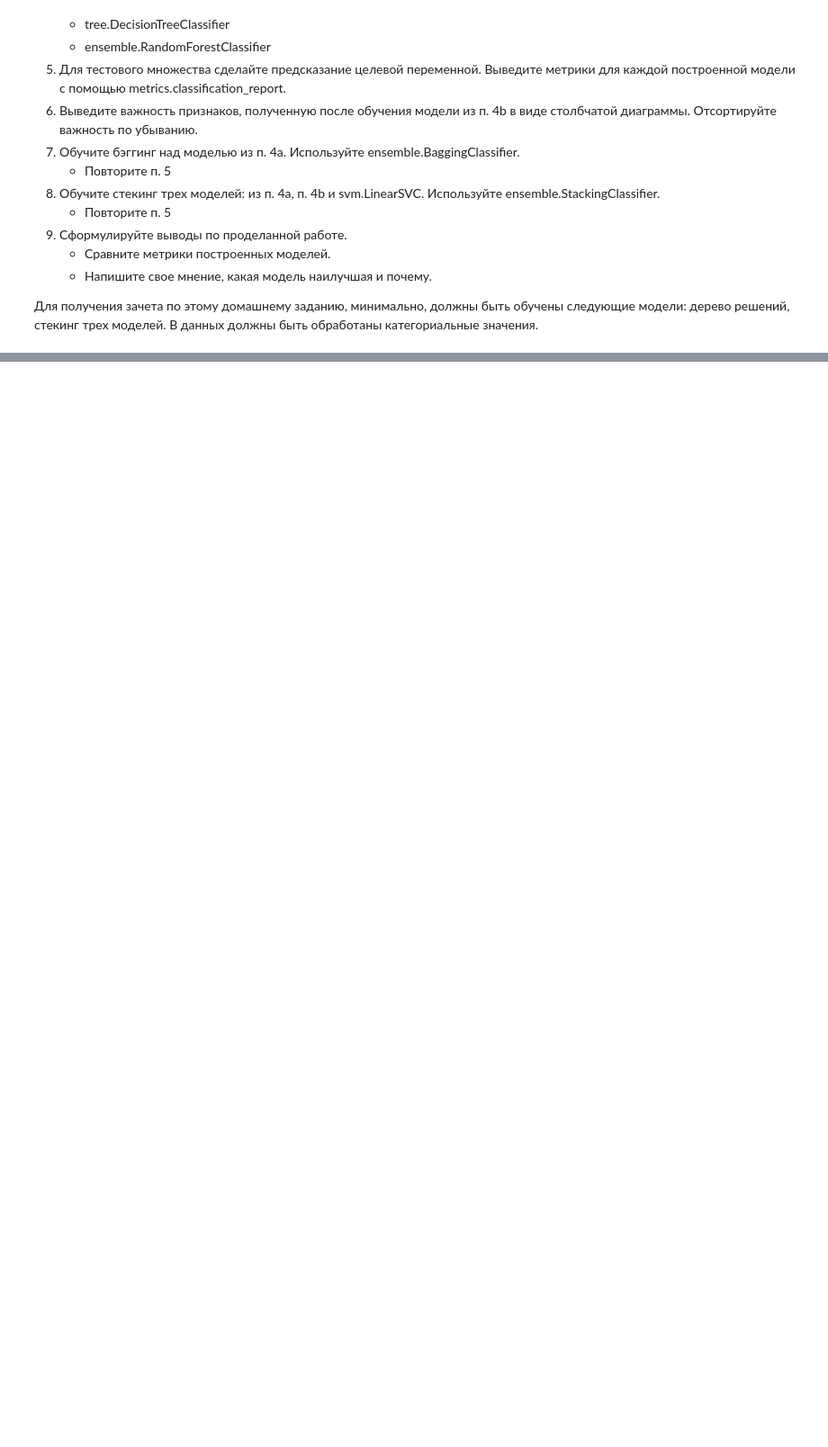
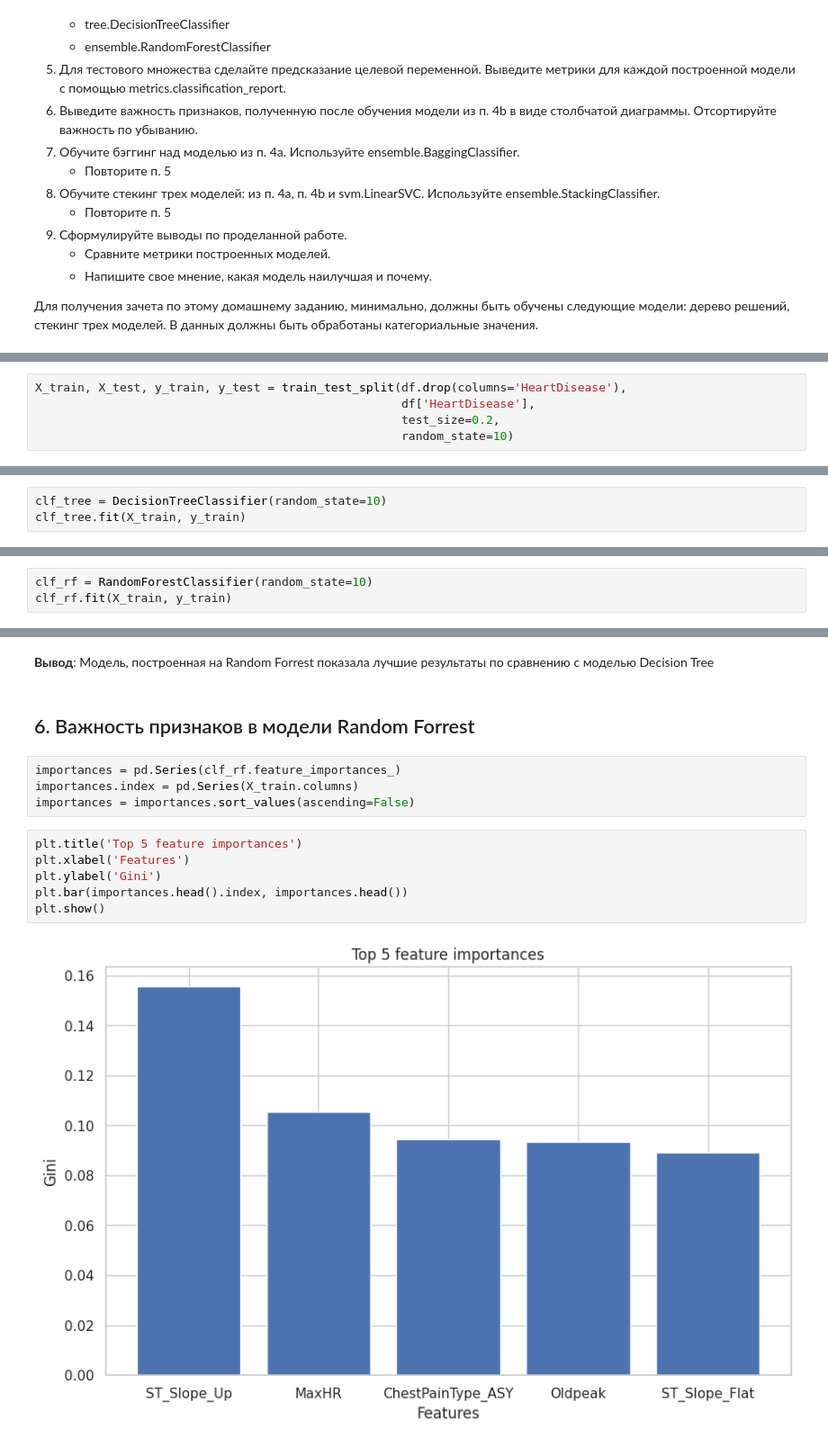
Before and after one commit to BalshowAndrew/ml_studying, a Jupyter notebook: aml/01_feml/09_hw_ensemble.ipynb, the cells around one changed output, grey strips where cells are left out. Shown at 90% size. Drawn from its saved outputs; the diff is of its cells as text; blank space fills up the shorter version.

```diff
--- a/aml/01_feml/09_hw_ensemble.ipynb
+++ b/aml/01_feml/09_hw_ensemble.ipynb
@@ -30,0 +177,5 @@
+# %%
+X_train, X_test, y_train, y_test = train_test_split(df.drop(columns='HeartDisease'),
+                                                    df['HeartDisease'],
+                                                    test_size=0.2,
+                                                    random_state=10)
@@ -30,0 +190,3 @@
+# %%
+clf_tree = DecisionTreeClassifier(random_state=10)
+clf_tree.fit(X_train, y_train)
@@ -30,0 +197,3 @@
+# %%
+clf_rf = RandomForestClassifier(random_state=10)
+clf_rf.fit(X_train, y_train)
@@ -30,0 +234,16 @@
+# %% [markdown]
+**Вывод**: Модель, построенная на Random Forrest показала лучшие результаты по сравнению с моделью Decision Tree
+# %% [markdown]
+## 6. Важность признаков в модели Random Forrest
+# %%
+importances = pd.Series(clf_rf.feature_importances_)
+importances.index = pd.Series(X_train.columns)
+importances = importances.sort_values(ascending=False)
+# %%
+plt.title('Top 5 feature importances')
+plt.xlabel('Features')
+plt.ylabel('Gini')
+plt.bar(importances.head().index, importances.head())
+plt.show()
+# %% [output]
+[figure, added]
```
Also changed, not shown: parts of 52 cells of this notebook, 3 other files.
